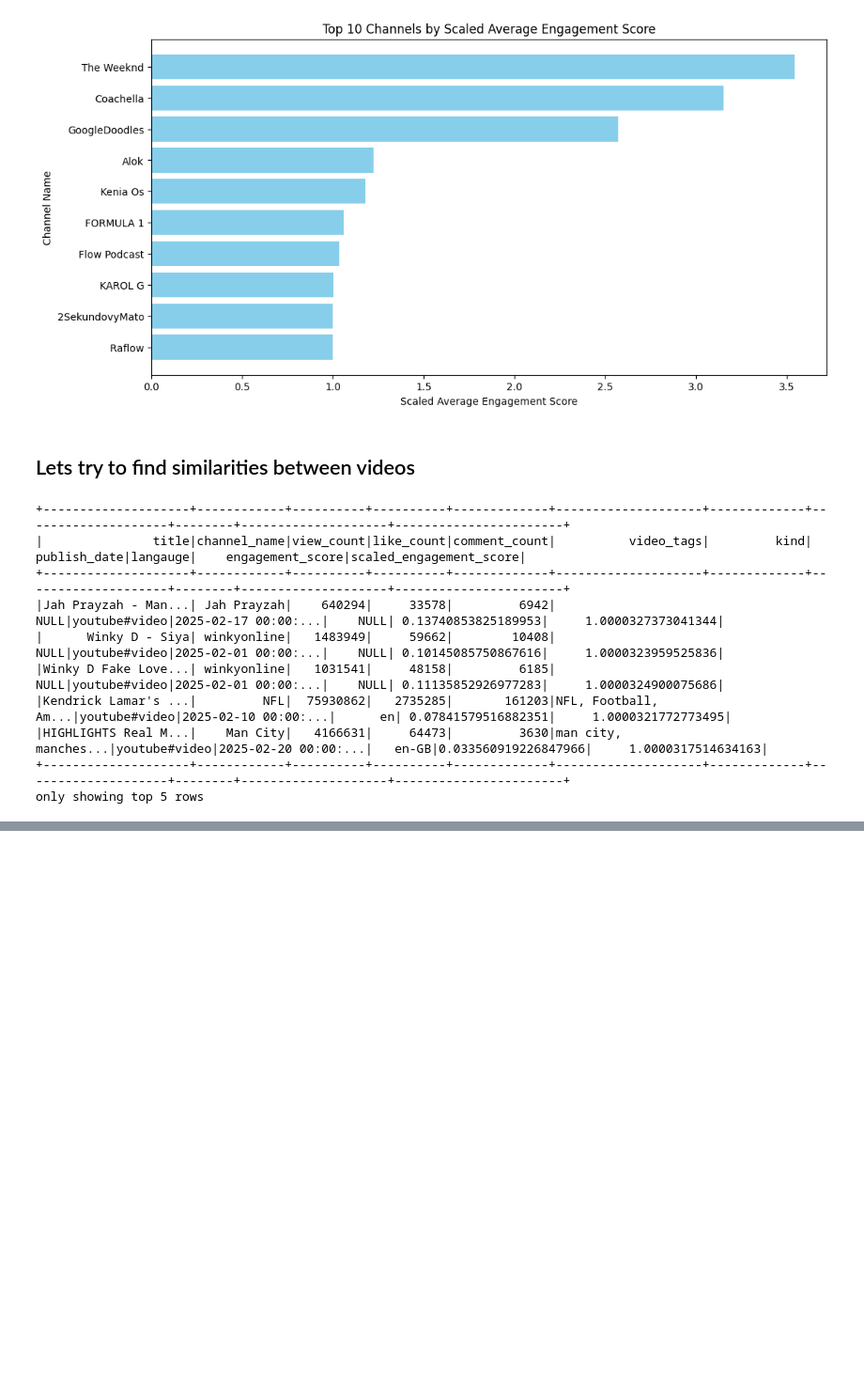
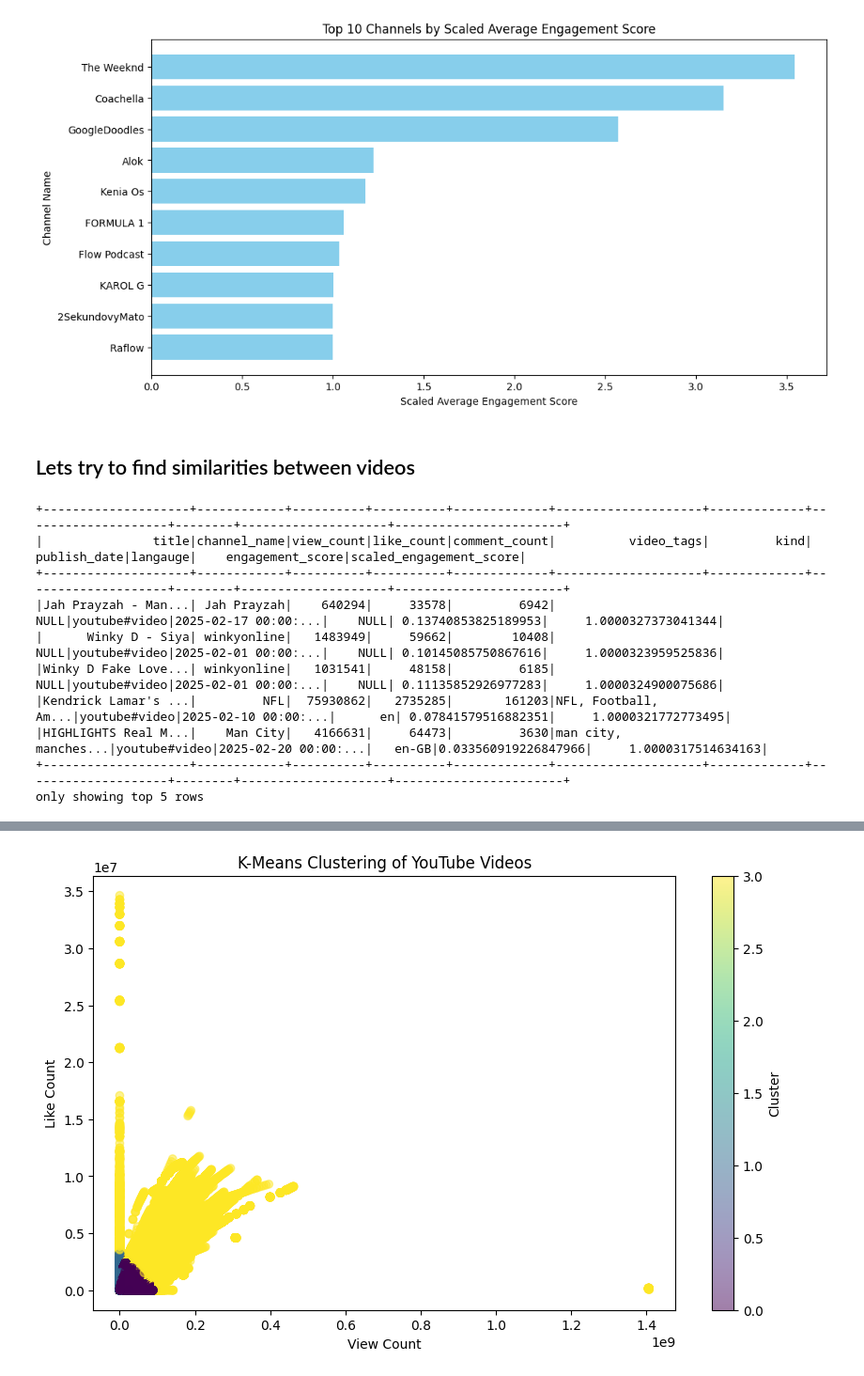
Before and after one commit to adrianarodriguezrodriguez/youtube, a Jupyter notebook: spark.ipynb, the cells around one changed output, grey strips where cells are left out. Shown at 94% size. Cells and saved outputs as stored; diff of their text form; code cells hidden in the pictures; blank space fills up the shorter version.

Commit message:
clustering y matrices de distancias

```diff
--- a/spark.ipynb
+++ b/spark.ipynb
@@ -370,3 +359,5 @@ only showing top 10 rows
+# %%
+data = data.fillna(0, subset=["view_count", "like_count", "comment_count", "scaled_engagement_score"])
 # %%
 feature_cols = ["view_count", "like_count", "comment_count", "scaled_engagement_score"]
 vector_assembler = VectorAssembler(inputCols=feature_cols, outputCol="features")
@@ -410,0 +397,26 @@ print(euclidean_df.head(10))
+# %%
+from pyspark.ml.feature import VectorAssembler, StandardScaler
+from pyspark.ml.clustering import KMeans
+from pyspark.ml.evaluation import ClusteringEvaluator
+
+# Define features
+feature_cols = ["view_count", "like_count", "comment_count", "scaled_engagement_score"]
+
+# Assemble features
+vector_assembler = VectorAssembler(inputCols=feature_cols, outputCol="features")
+data_vector = vector_assembler.transform(data)
+
+# Scale features
+scaler = StandardScaler(inputCol="features", outputCol="scaled_features", withMean=True, withStd=True)
+scaler_model = scaler.fit(data_vector)
+data_scaled = scaler_model.transform(data_vector)
+# %%
+# Apply KMeans clustering
+kmeans = KMeans(featuresCol="scaled_features", predictionCol="cluster", k=4, seed=42)
+kmeans_model = kmeans.fit(data_scaled)
+
+# Generate predictions
+data_clustered = kmeans_model.transform(data_scaled)
+
+# Verify if prediction column exists
+data_clustered.select("title", "channel_name", "view_count", "like_count", "comment_count", "cluster").show(10)
@@ -410,0 +467,12 @@ print(euclidean_df.head(10))
+# %%
+df_plot = data_clustered.select("view_count", "like_count", "comment_count", "cluster").toPandas()
+
+plt.figure(figsize=(10, 6))
+plt.scatter(df_plot["view_count"], df_plot["like_count"], c=df_plot["cluster"], cmap="viridis", alpha=0.5)
+plt.xlabel("View Count")
+plt.ylabel("Like Count")
+plt.title("K-Means Clustering of YouTube Videos")
+plt.colorbar(label="Cluster")
+plt.show()
+# %% [output]
+[figure, added]
```
Also changed, not shown: parts of 11 cells of this notebook.
